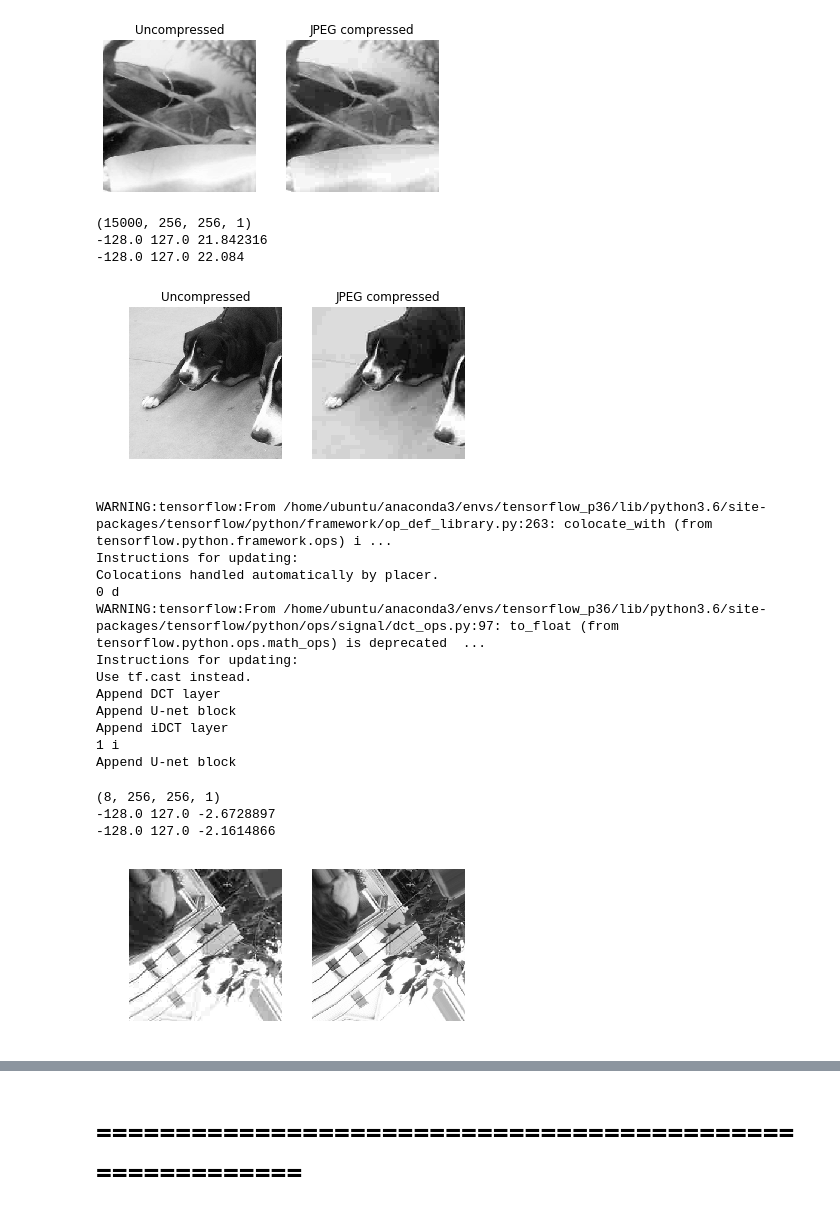
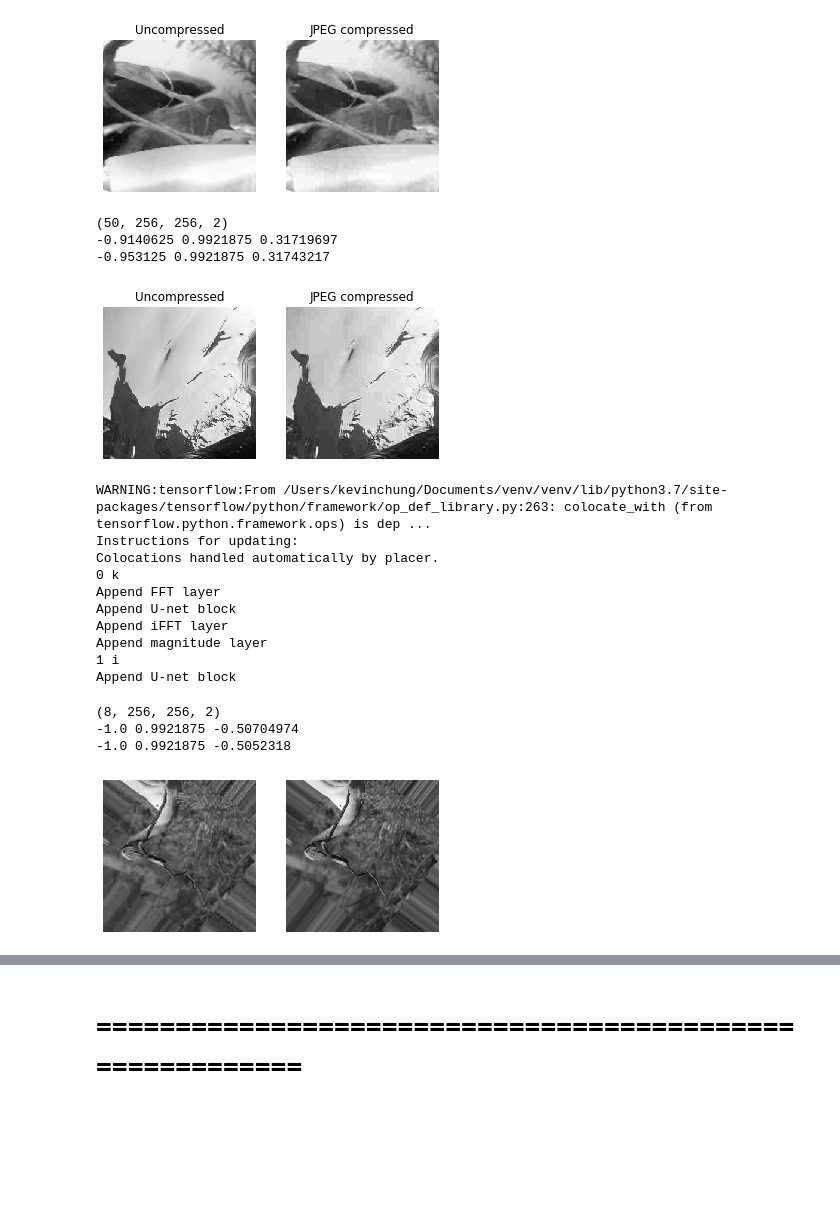
Before and after one commit to rmsouza01/JPEG-reconstruction, a Jupyter notebook: JNotebooks/wnet_trainer-imagenet.ipynb, the cells around one changed output, grey strips where cells are left out. Drawn from its saved outputs; the diff is of its cells as text; code cells hidden in the pictures; blank space fills up the shorter version.

Commit message:
20190606 update - includes DFT-image network (patches not extracted)

```diff
--- a/JNotebooks/wnet_trainer-imagenet.ipynb
+++ b/JNotebooks/wnet_trainer-imagenet.ipynb
@@ -101,10 +103,11 @@ H,W = 256, 256
 norm = 255.0
 compr_range = (10,20)
 
-useDC = True
+useDC = False
 
-train_unc = np.zeros((len(train_images),H,W,1),dtype = np.float32)
-val_unc = np.zeros((len(val_images),H,W,1),dtype = np.float32)
+# need two channels
+train_unc = np.zeros((len(train_images),H,W,2),dtype = np.float32)
+val_unc = np.zeros((len(val_images),H,W,2),dtype = np.float32)
 val_qmat = np.zeros((len(val_images),H,W,1),dtype = np.float32)
 compr_val = np.random.choice(np.arange(compr_range[0],compr_range[1], dtype=int), \
                                len(val_images),replace = True)
@@ -129,50 +132,48 @@ for ii in range(len(val_images)):
     im1.save(buf, "JPEG", quality=int(compr_val[ii]))
     im2 = Image.open(buf)
     val_compr[ii,:,:,0] = np.array(im2, dtype=np.float32)
-    val_qmat[ii,:,:,0] = get_quantization_matrix(im2, block_size = (8,8), im_size = (256, 256))
+    # val_qmat[ii,:,:,0] = get_quantization_matrix(im2, block_size = (8,8), im_size = (256, 256))
 
 val_unc -= 128.0
-#val_unc /= 128.0
+val_unc /= 128.0
 
 val_compr -= 128.0
-#val_compr /= 128.0
+val_compr /= 128.0
 
 #val_qmat /= 255.0
 # %%
-nn = 5910
+nn = 10
 
 print(val_unc.shape)
 print(val_unc[nn,:,:,0].min(),val_unc[nn,:,:,0].max(), val_unc[nn,:,:,0].mean())
 print(val_compr[nn,:,:,0].min(),val_compr[nn,:,:,0].max(), val_compr[nn,:,:,0].mean())
 
 # JPEG compress the image
 buffer = io.BytesIO()
 im1.save(buffer, "JPEG", quality=15)
 im2 = Image.open(buffer)
 im2_array = np.array(im2)
 
 # Display the images
 plt.figure()
 plt.subplot(121)
 plt.imshow(val_unc[nn,:,:,0],cmap = "gray")
 plt.axis("off")
 plt.title("Uncompressed")
 plt.subplot(122)
 plt.imshow(val_compr[nn,:,:,0],cmap = "gray")
 plt.axis("off")
 plt.title("JPEG compressed")
 plt.show()
 # %% [output]
-(15000, 256, 256, 1)
--128.0 127.0 21.842316
--128.0 127.0 22.084
+(50, 256, 256, 2)
+-0.9140625 0.9921875 0.31719697
+-0.953125 0.9921875 0.31743217
-[figure, old version]
+[figure, new version]
 # %%
-num_network = 3
-
 epochs = 30
 batch_size= 8
-model_name = "../Models/20190426-imagenet-residual_wnet_dc_di_data_augmentation_compress_10_20-2.hdf5"
+model_name = "../Models/20190605-imagenet-residual_wnet_nodc_ki_data_augmentation_compress_10_20.hdf5"
 
 # Early stopping callback to shut down training after 10 epochs with no improvement
 earlyStopping = EarlyStopping(monitor='val_loss',
@@ -183,38 +184,25 @@ checkpoint = ModelCheckpoint(model_name, mode = 'min', \
                                  monitor='val_loss',verbose=0,\
                                  save_best_only=True, save_weights_only = True)
 
-if num_network == 1:
-    depth_str ='i'
-elif num_network == 2:
-    depth_str = 'd'
-elif num_network == 3:
-    depth_str = 'di'
-elif num_network == 4:
-    depth_str = 'ii'
-elif num_network == 5:
-    depth_str = 'dd'
-else:
-    depth_str = 'i'
+depth_str = 'ki'
 
 opt = Adam(lr=0.001)
 
 if useDC:
-    model = deep_cascade_unet(depth_str)
+    model = deep_cascade_unet_ksp_no_dc(depth_str) # not implemented
 else:
-    model = deep_cascade_unet_no_dc(depth_str)
+    model = deep_cascade_unet_ksp_no_dc(depth_str)
 
 model.compile(loss = "mse",optimizer=opt)
 # %% [output]
-WARNING:tensorflow:From /home/ubuntu/anaconda3/envs/tensorflow_p36/lib/python3.6/site-packages/tensorflow/python/framework/op_def_library.py:263: colocate_with (from tensorflow.python.framework.ops) i ...
+WARNING:tensorflow:From /Users/kevinchung/Documents/venv/venv/lib/python3.7/site-packages/tensorflow/python/framework/op_def_library.py:263: colocate_with (from tensorflow.python.framework.ops) is dep ...
 Instructions for updating:
 Colocations handled automatically by placer.
-0 d
-WARNING:tensorflow:From /home/ubuntu/anaconda3/envs/tensorflow_p36/lib/python3.6/site-packages/tensorflow/python/ops/signal/dct_ops.py:97: to_float (from tensorflow.python.ops.math_ops) is deprecated  ...
-Instructions for updating:
-Use tf.cast instead.
-Append DCT layer
+0 k
+Append FFT layer
 Append U-net block
-Append iDCT layer
+Append iFFT layer
+Append magnitude layer
 1 i
 Append U-net block
 # %%
@@ -316,9 +304,9 @@ else:
         plt.show()
         break
 # %% [output]
-(8, 256, 256, 1)
--128.0 127.0 -2.6728897
--128.0 127.0 -2.1614866
+(8, 256, 256, 2)
+-1.0 0.9921875 -0.50704974
+-1.0 0.9921875 -0.5052318
-[figure, old version]
+[figure, new version]
 # %%
 if useDC:
```
Also changed, not shown: parts of 3 cells of this notebook, 1 other file.
